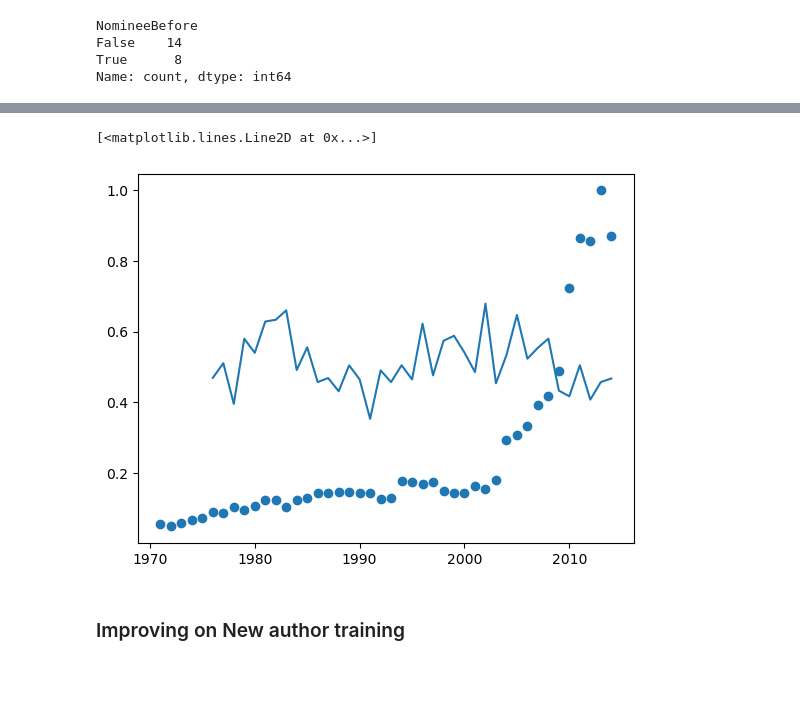
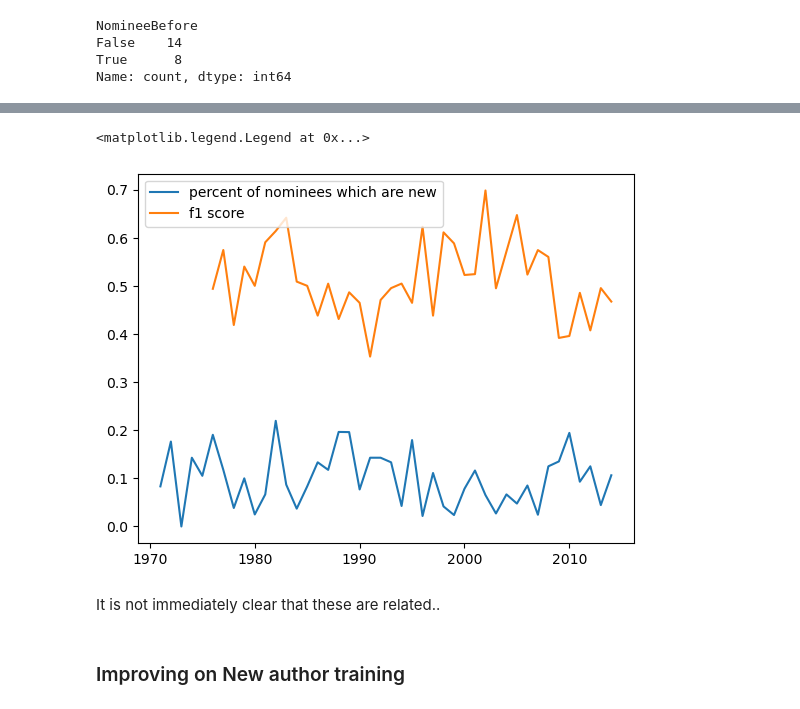
Before and after one commit to Erdos-Projects/summer26-nomination-worthy-books, a Jupyter notebook: CLEAN-REPO/models/xgb_ranker.ipynb, the cells around one changed output, grey strips where cells are left out. Cells and saved outputs as stored; diff of their text form; code cells hidden in the pictures; blank space fills up the shorter version.

```diff
--- a/CLEAN-REPO/models/xgb_ranker.ipynb
+++ b/CLEAN-REPO/models/xgb_ranker.ipynb
@@ -117,10 +117,13 @@ num_finalists = 60 # the top 60 ranked will be labeled as finalists.
 
 from sklearn.metrics import confusion_matrix
 from sklearn.metrics import f1_score
-from sklearn.metrics import average_precision_score, ndcg_score
+from sklearn.metrics import precision_score, ndcg_score
 from sklearn.metrics import recall_score
 
 cv_data = []
+years_to_check = [1987, 1995, 2001, 2014]  # pick a mix: sparse, dense, recent, old
+
+fig, axes = plt.subplots(1, len(years_to_check), figsize=(16, 4), sharey=True)
 
 for num, fold in enumerate(windows):
     book_train = fold[0]
@@ -144,14 +147,37 @@ for num, fold in enumerate(windows):
             ascending=False
         )
 
-    book_val['predicted'] = (book_val['rank_within_year'] <= num_finalists).astype(int)
+    book_val['predicted'] = (book_val['rank_within_year'] <= 60).astype(int)
+
+    for ax, yr in zip(axes, years_to_check):
+        if year[0] == yr:
+
+            sub = book_val[book_val['release_year'] == yr].sort_values('rank_within_year')
+
+            ax.plot(sub['rank_within_year'], sub['predicted_score'], color='gray', alpha=0.6)
+
+            nominees = sub[sub['target'] == 1]
+            new_nominees = nominees[nominees['new_author']==1]
+            old_nominees = nominees[nominees['new_author']==0]
+            ax.scatter(old_nominees['rank_within_year'], old_nominees['predicted_score'],
+                    color='green', zorder=5, label='true old nominee')
+            ax.scatter(new_nominees['rank_within_year'], new_nominees['predicted_score'],
+                    color='red', zorder=5, label='true new nominee')
+
+            ax.set_title(f'{yr}')
+            ax.set_xlabel('rank')
 
     f1score = f1_score(book_val['target'], book_val['predicted'].values)
     recall = recall_score(book_val['target'], book_val['predicted'].values)
-    precision = average_precision_score(book_val['target'], book_val['predicted'].values)
+    precision = precision_score(book_val['target'], book_val['predicted'].values)
 
     cv_data.append({'fold': num, "val_year": year.values, 'f1_score': f1score, 'recall': recall, 'precision': precision})
     print(num)
+
+axes[0].set_ylabel('predicted score')
+axes[0].legend()
+plt.tight_layout()
+plt.show()
 # %% [output]
 0
 1
@@ -283,14 +350,22 @@ Name: count, dtype: int64
 # %%
-newbie_count = books_tt.groupby('release_year')['new_author'].sum()
+newbie_count = books_tt[books_tt['target']].groupby('release_year')['new_author'].sum()
+all_count = books_tt[books_tt['target']].groupby('release_year')['title'].count()
 
 years = newbie_count.index.values
 values = newbie_count.values
 
-plt.scatter(years, values/np.max(values))
+plt.plot(years, values/all_count.values, label = 'percent of nominees which are new')
+# plt.plot(years, values/np.max(values), label = 'new nominees normalized')
+
 plt.plot([year[0] for year in cv_result['val_year']], cv_result['f1_score'], label='f1 score')
+
+plt.plot()
+plt.legend()
 # %% [output]
-[<matplotlib.lines.Line2D at 0x...>]
+<matplotlib.legend.Legend at 0x...>
-[figure, old version]
+[figure, new version]
+# %% [markdown]
+It is not immediately clear that these are related..
 # %% [markdown]
 ### Improving on New author training
 # %% [markdown]
```
Also changed, not shown: parts of 15 cells of this notebook, 2 other files.
